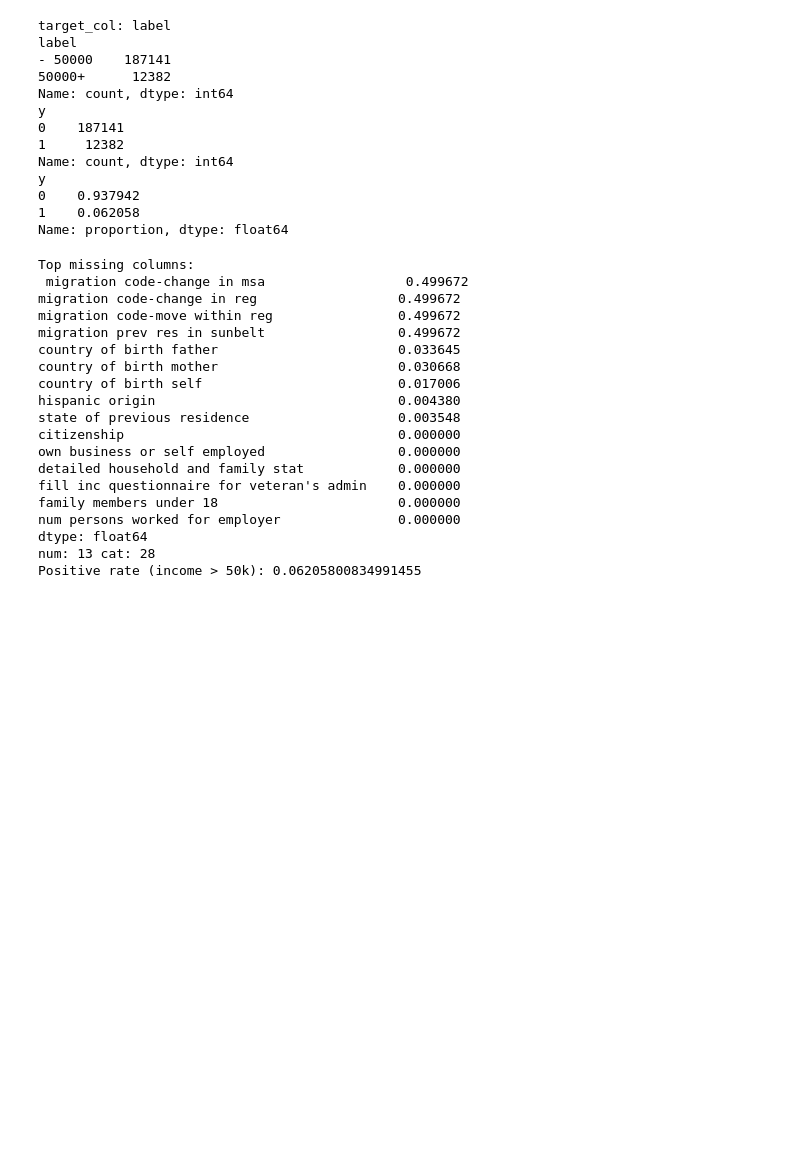
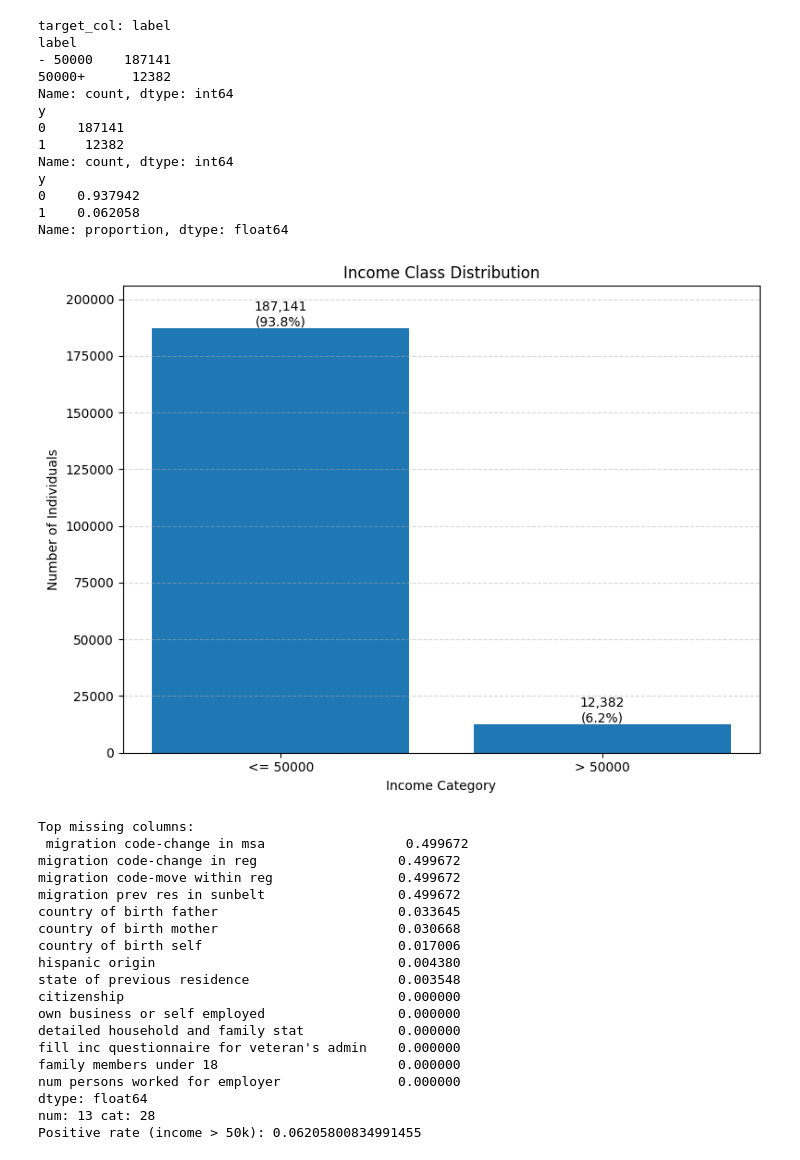
Before and after one commit to runxuanli/takehome_project, a Jupyter notebook: EDA_classification.ipynb, the cells around one changed output. Cells and saved outputs as stored; diff of their text form; code cells hidden in the pictures; blank space fills up the shorter version.

```diff
--- a/EDA_classification.ipynb
+++ b/EDA_classification.ipynb
@@ -128,6 +128,41 @@ y
 0    0.937942
 1    0.062058
 Name: proportion, dtype: float64
+# %%
+# Improved visually appealing bar chart (no specific colors used)
+
+import matplotlib.pyplot as plt
+
+# Data
+labels = ['<= 50000', '> 50000']
+counts = [187141, 12382]
+total = sum(counts)
+percentages = [c / total * 100 for c in counts]
+
+# Plot
+plt.figure(figsize=(8, 6))
+bars = plt.bar(labels, counts)
+
+# Add value and percentage labels on top of bars
+for i, bar in enumerate(bars):
+    height = bar.get_height()
+    plt.text(
+        bar.get_x() + bar.get_width() / 2,
+        height,
+        f'{counts[i]:,}\n({percentages[i]:.1f}%)',
+        ha='center',
+        va='bottom'
+    )
+
+plt.xlabel('Income Category')
+plt.ylabel('Number of Individuals')
+plt.title('Income Class Distribution')
+plt.ylim(0, max(counts) * 1.1)
+plt.grid(axis='y', linestyle='--', alpha=0.5)
+plt.tight_layout()
+plt.show()
+# %% [output]
+[figure, added]
 # %%
 # Missingness
 missing = df.isna().mean().sort_values(ascending=False)
```
Also changed, not shown: parts of 7 cells of this notebook, 6 other files.
